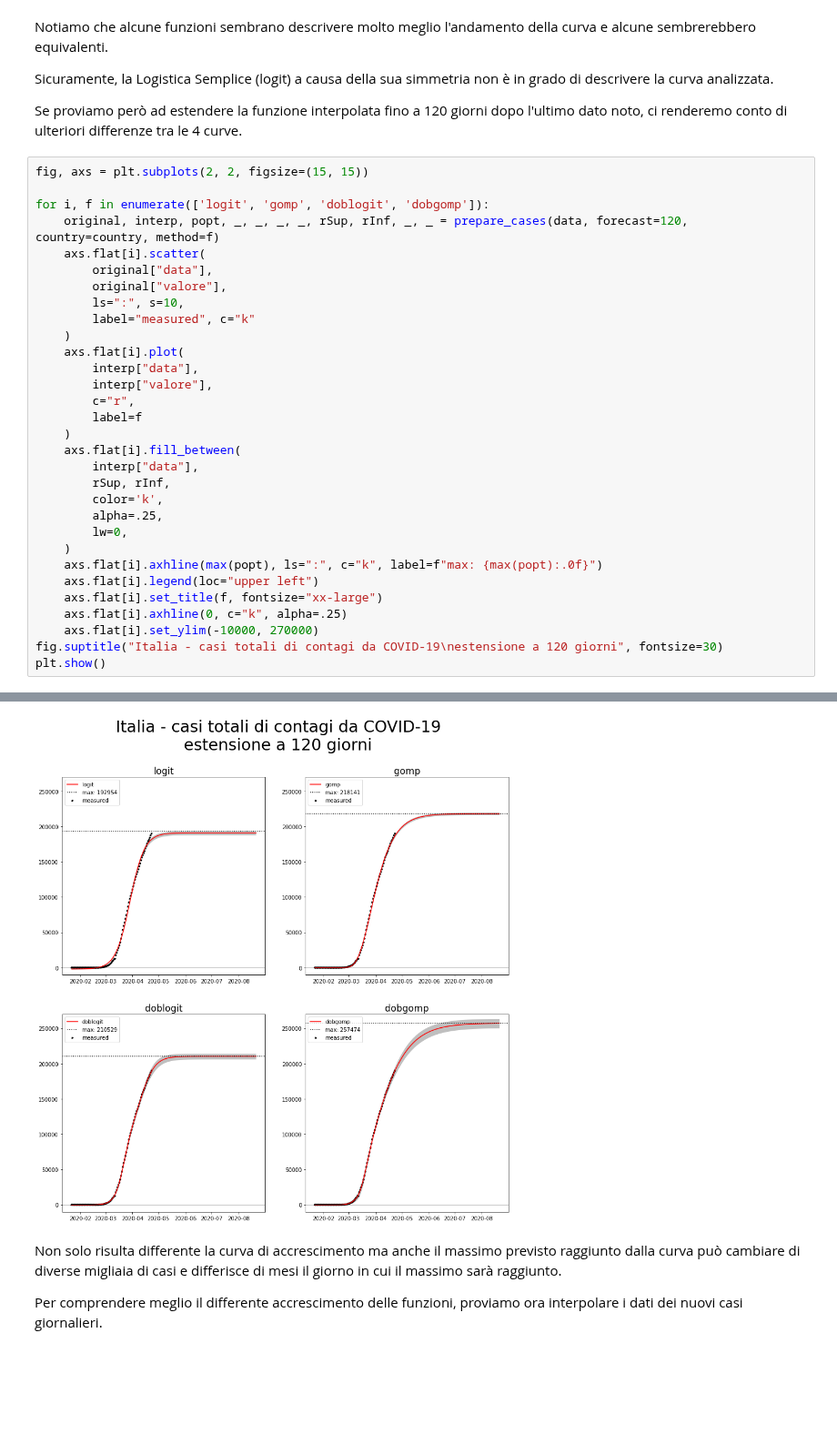
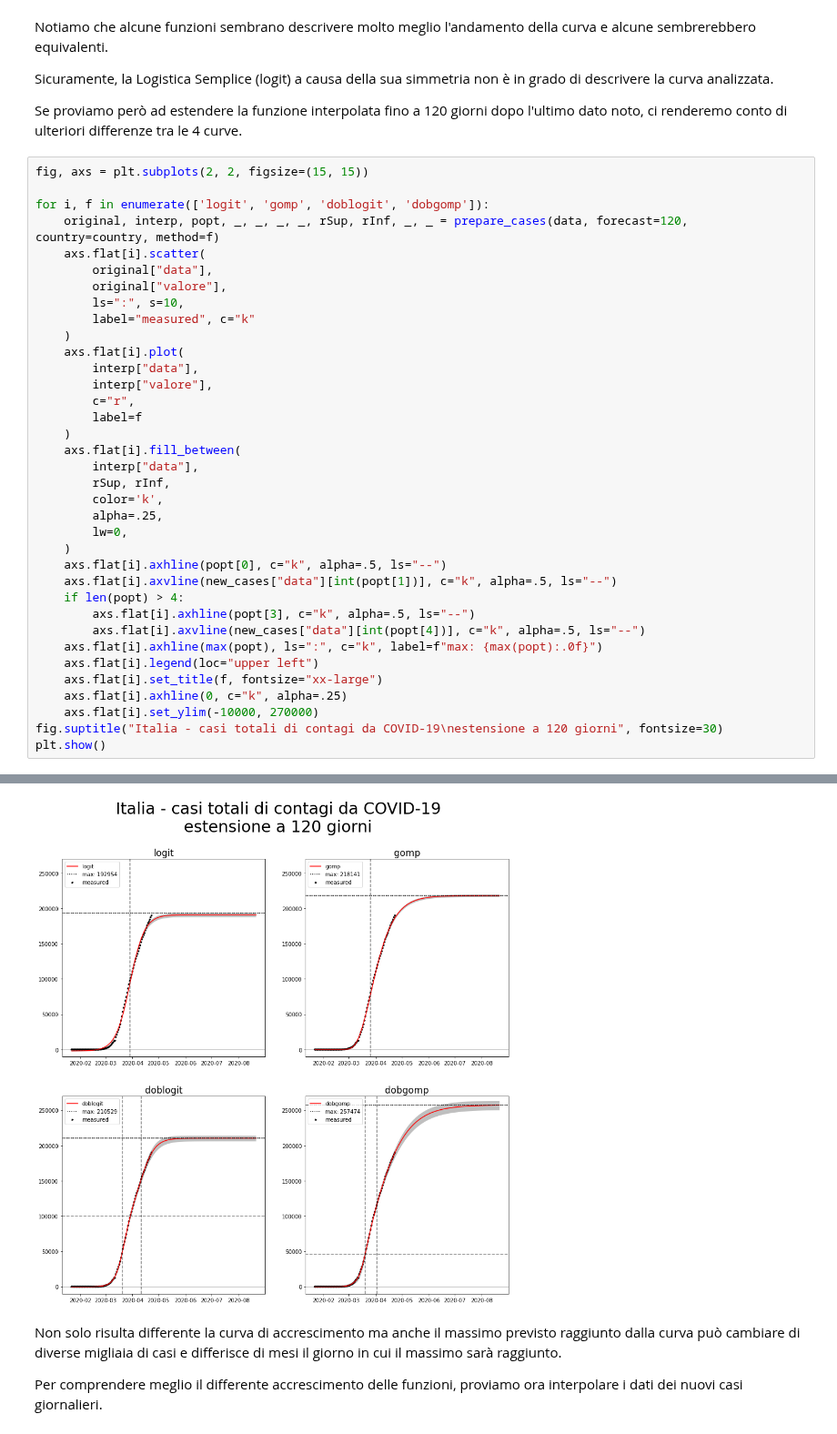
Before and after one commit to maxdevblock/covid-19-italy, a Jupyter notebook: OLD/covid-italy-dob.ipynb, the cells around one changed output, grey strips where cells are left out. Shown at 91% size. Cells and saved outputs as stored; diff of their text form; blank space fills up the shorter version.

```diff
--- a/OLD/covid-italy-dob.ipynb
+++ b/OLD/covid-italy-dob.ipynb
@@ -378,6 +378,11 @@ for i, f in enumerate(['logit', 'gomp', 'doblogit', 'dobgomp']):
         alpha=.25,
         lw=0,
     )
+    axs.flat[i].axhline(popt[0], c="k", alpha=.5, ls="--")
+    axs.flat[i].axvline(new_cases["data"][int(popt[1])], c="k", alpha=.5, ls="--")
+    if len(popt) > 4:
+        axs.flat[i].axhline(popt[3], c="k", alpha=.5, ls="--")
+        axs.flat[i].axvline(new_cases["data"][int(popt[4])], c="k", alpha=.5, ls="--")
     axs.flat[i].axhline(max(popt), ls=":", c="k", label=f"max: {max(popt):.0f}")
     axs.flat[i].legend(loc="upper left")
     axs.flat[i].set_title(f, fontsize="xx-large")
@@ -389,4 +395,4 @@ plt.show()
-[figure, old version]
+[figure, new version]
 # %% [markdown]
 Non solo risulta differente la curva di accrescimento ma anche il massimo previsto raggiunto dalla curva può cambiare di diverse migliaia di casi e differisce di mesi il giorno in cui il massimo sarà raggiunto.
 
```
Also changed, not shown: parts of 3 cells of this notebook.
